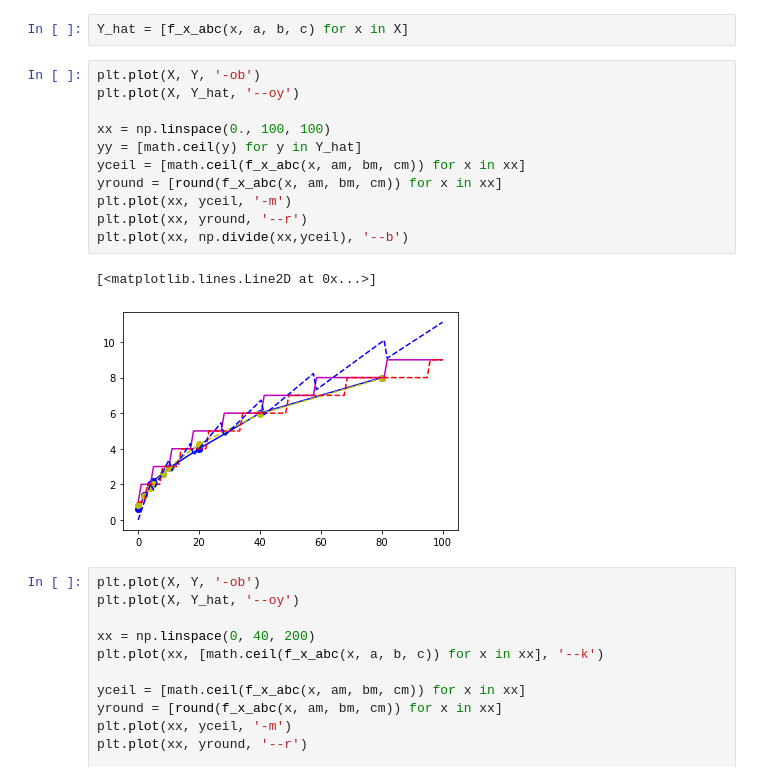
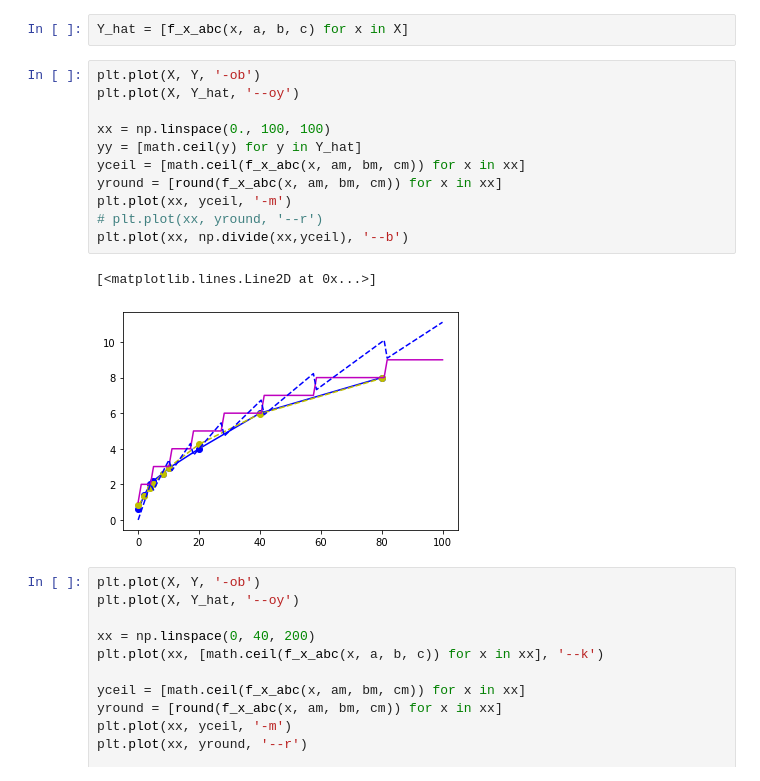
Before and after one commit to MarcoLehmann/OST, a Jupyter notebook: basic_math/GradientDescentFitOfLogarithmicModel.ipynb, the cells around one changed output. Saved outputs shown, nothing was run; the diff lists cells and outputs as text.

```diff
--- a/basic_math/GradientDescentFitOfLogarithmicModel.ipynb
+++ b/basic_math/GradientDescentFitOfLogarithmicModel.ipynb
@@ -143,17 +143,17 @@ Y_hat = [f_x_abc(x, a, b, c) for x in X]
 # %%
 plt.plot(X, Y, '-ob')
 plt.plot(X, Y_hat, '--oy')
 
 xx = np.linspace(0., 100, 100)
 yy = [math.ceil(y) for y in Y_hat]
 yceil = [math.ceil(f_x_abc(x, am, bm, cm)) for x in xx]
 yround = [round(f_x_abc(x, am, bm, cm)) for x in xx]
 plt.plot(xx, yceil, '-m')
-plt.plot(xx, yround, '--r')
+# plt.plot(xx, yround, '--r')
 plt.plot(xx, np.divide(xx,yceil), '--b')
 # %% [output]
 [<matplotlib.lines.Line2D at 0x...>]
-[figure, old version]
+[figure, new version]
 # %%
 plt.plot(X, Y, '-ob')
 plt.plot(X, Y_hat, '--oy')
```
Also changed, not shown: 1 other file.
